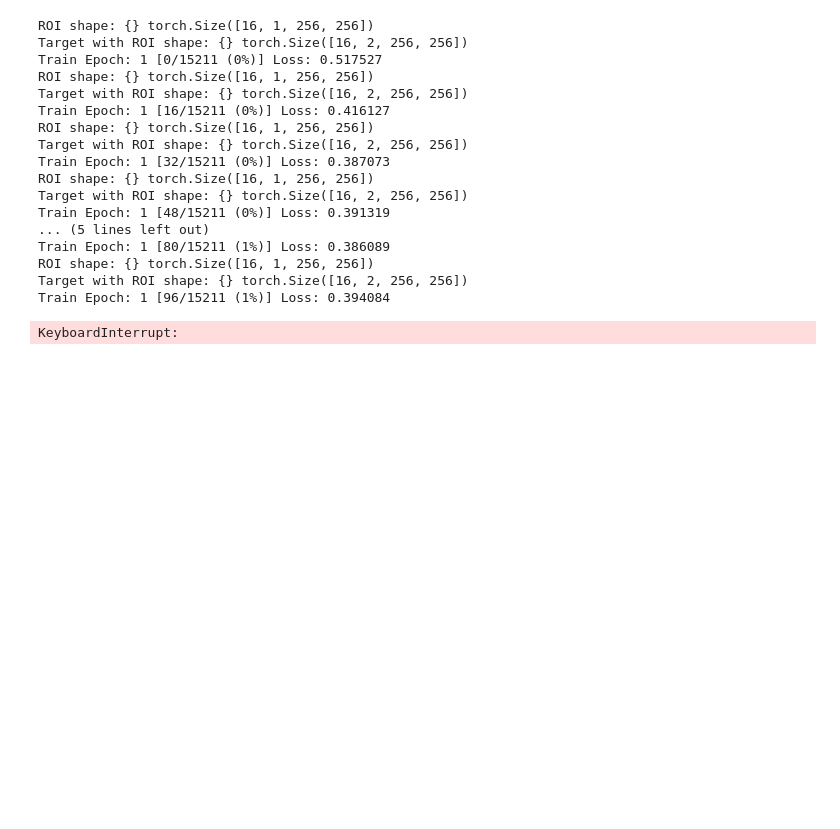
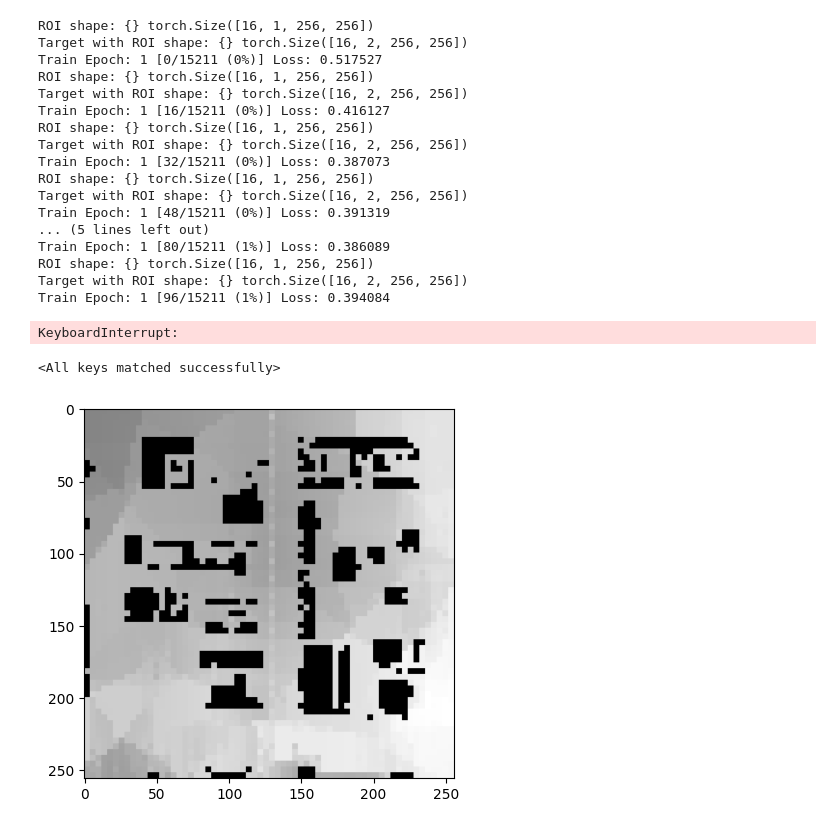
Before and after one commit to viktormuller/PMNetForEMC, a Jupyter notebook: PMNetForEMC.ipynb, the cells around one changed output. Cells and saved outputs as stored; diff of their text form; code cells hidden in the pictures; blank space fills up the shorter version.

Commit message:
Adds notebook to show inference results

```diff
--- a/PMNetForEMC.ipynb
+++ b/PMNetForEMC.ipynb
@@ -206,3 +212,19 @@ ROI shape: {} torch.Size([16, 1, 256, 256])
 Target with ROI shape: {} torch.Size([16, 2, 256, 256])
 Train Epoch: 1 [96/15211 (1%)] Loss: 0.394084
 KeyboardInterrupt:
+# %%
+import torch
+
+checkpoint = torch.load('model/model.pth')
+network.load_state_dict(checkpoint)
+# %% [output]
+<All keys matched successfully>
+# %%
+data, target = usc_test_data[0]
+
+image = target[0,:,:].unsqueeze(0).permute(1,2,0)
+
+plt.imshow(image.squeeze(), cmap='gray')
+plt.show()
+# %% [output]
+[figure, added]
```
Also changed, not shown: parts of 5 cells of this notebook, 1 other file.
